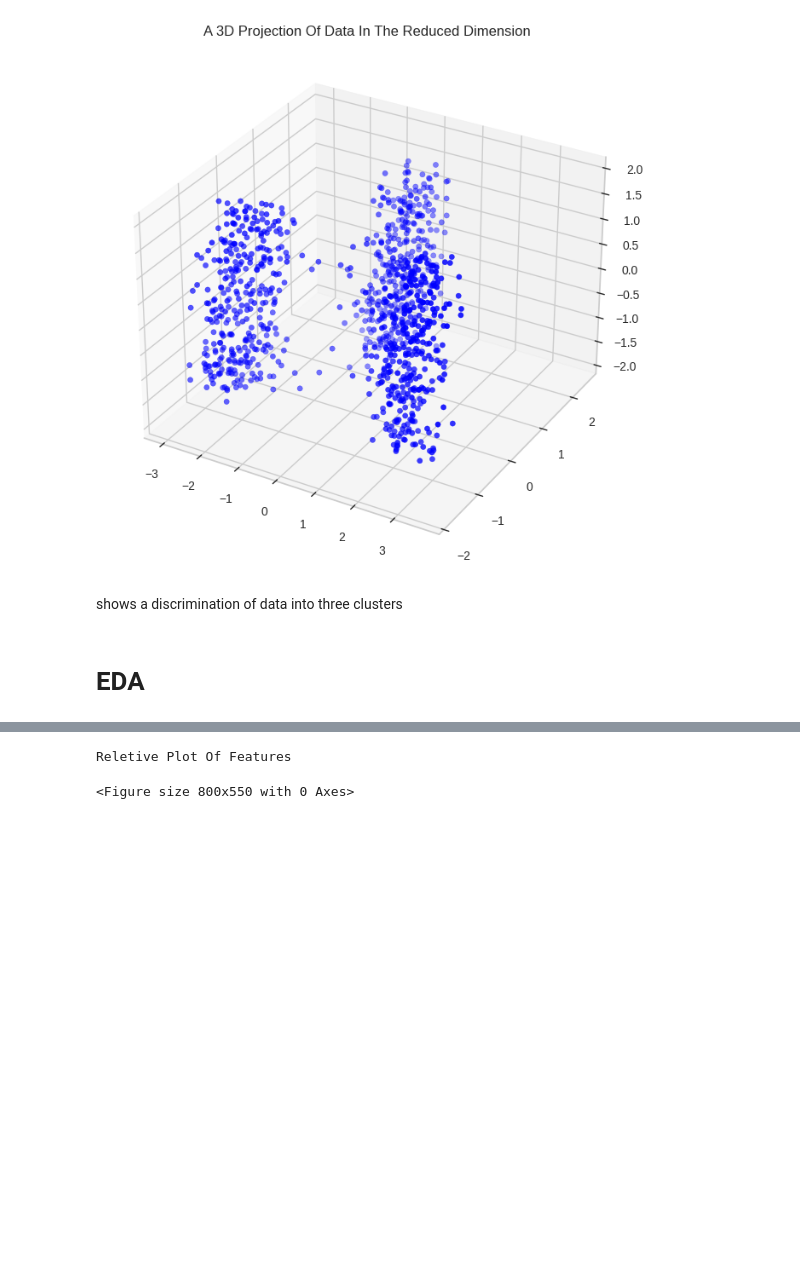
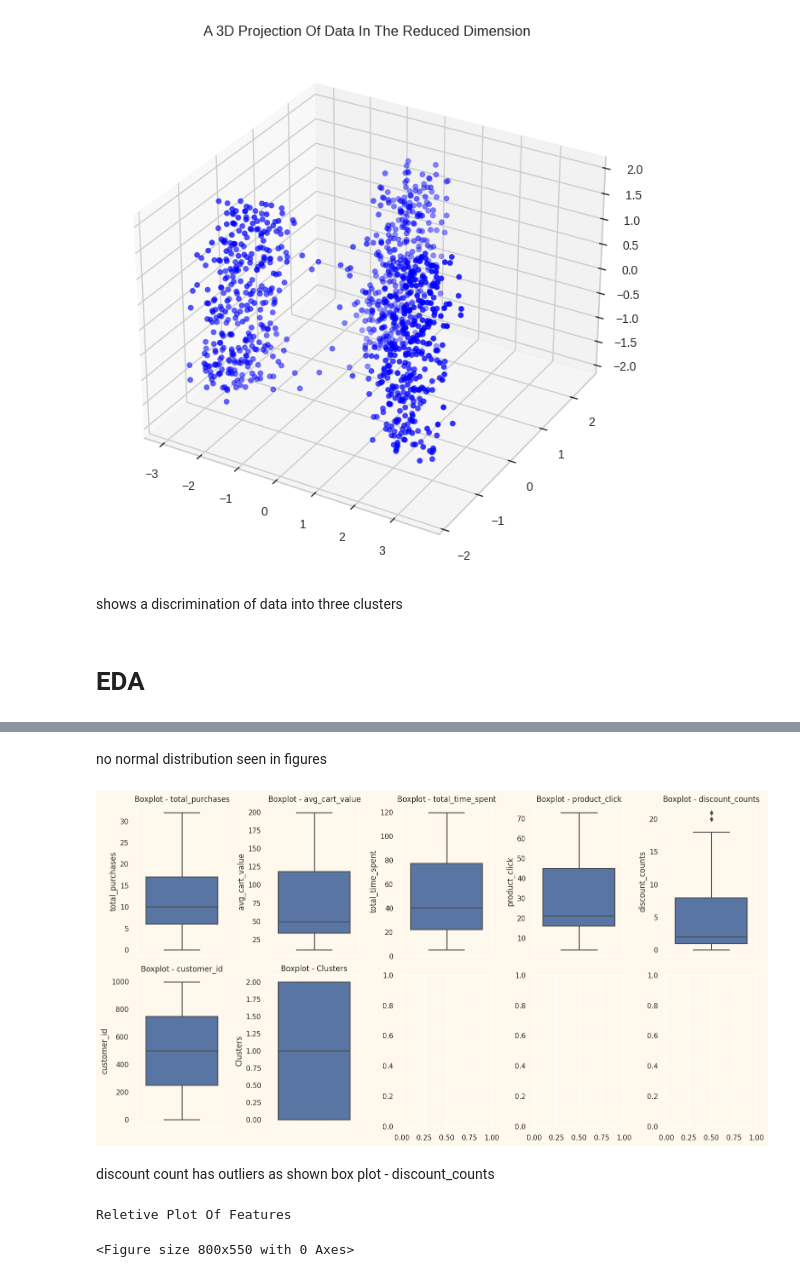
Before and after one commit to De-Silva-Madhushankha/Intellihack_data_wizards_02, a Jupyter notebook: notebook/intellihack-data-wizards-02.ipynb, the cells around one changed output, grey strips where cells are left out. Saved outputs shown, nothing was run; the diff lists cells and outputs as text; code cells hidden in the pictures; blank space fills up the shorter version.

```diff
--- a/notebook/intellihack-data-wizards-02.ipynb
+++ b/notebook/intellihack-data-wizards-02.ipynb
@@ -168,3 +178,29 @@ shows a discrimination of data into three clusters
+# %% [markdown]
+no normal distribution seen in figures
+# %%
+import seaborn as sns
+import matplotlib.pyplot as plt
+
+columns_to_plot = df.columns
+
+num_cols = 5
+num_rows = int(np.ceil(len(columns_to_plot) / num_cols))
+
+fig, axes = plt.subplots(nrows=num_rows, ncols=num_cols, figsize=(15, 4 * num_rows))
+
+axes = axes.flatten()
+
+for i, column in enumerate(columns_to_plot):
+    sns.boxplot(y=df[column], ax=axes[i])
+    axes[i].set_title(f"Boxplot - {column}")
+    axes[i].grid(False)
+
+plt.tight_layout()
+plt.show()
+# %% [output]
+[figure, added]
+# %% [markdown]
+discount count has outliers as shown box plot - discount_counts
 # %%
 sns.set(rc={"axes.facecolor":"#FFF9ED","figure.facecolor":"#FFF9ED"})
 pallet = ["#682F2F", "#9E726F", "#D6B2B1", "#B9C0C9", "#9F8A78", "#F3AB60"]
```
Also changed, not shown: parts of 8 cells of this notebook.
